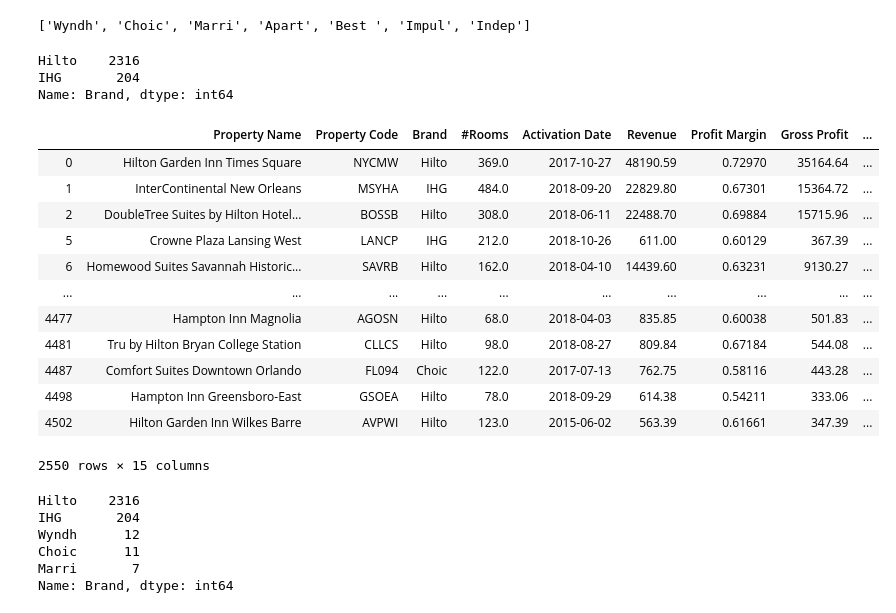
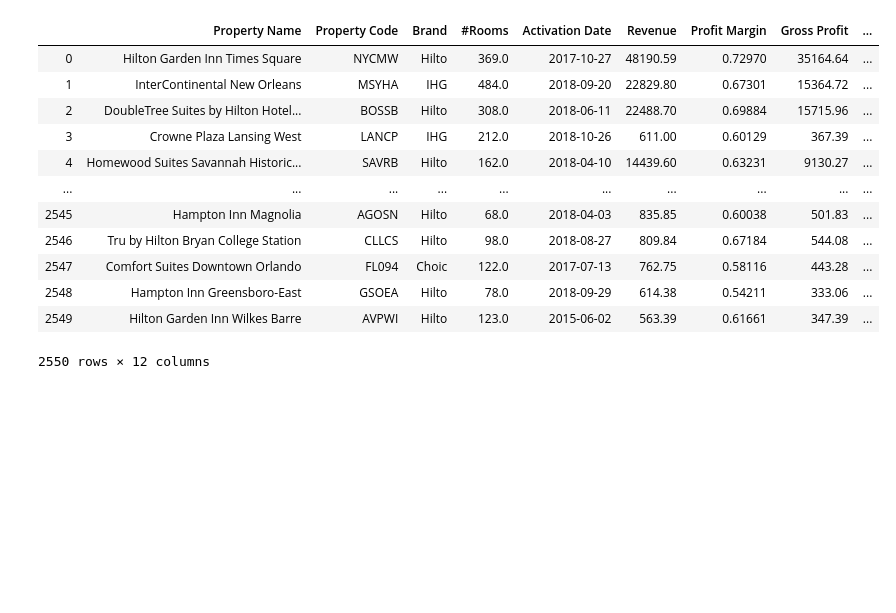
Before and after one commit to allisonhenge/Impulse-Spending, a Jupyter notebook: notebooks/capstone3.ipynb, the cells around one changed output. Drawn from its saved outputs; the diff is of its cells as text; code cells hidden in the pictures; blank space fills up the shorter version.

Commit message:
clean sales

```diff
--- a/notebooks/capstone3.ipynb
+++ b/notebooks/capstone3.ipynb
@@ -182,62 +13,17 @@ Name: Brand, dtype: int64
-# %%
-#create a list of brands with low reporting
-drop_brands = []
-for brand in unique_brands:
-    drop_brand_count = drop_masks[drop_masks['Brand'] == brand]
-    if len(drop_brand_count) <= 12:
-        drop_brands.append(brand)
-
-print(drop_brands)
-#drop all brands with less than 12 months reported
-
-low_count_mask = ~drop_masks['Brand'].isin(drop_brands)
-
-dropped_everything = drop_masks[low_count_mask].copy()
-dropped_everything['Brand'].value_counts()
-# %% [output]
-['Wyndh', 'Choic', 'Marri', 'Apart', 'Best ', 'Impul', 'Indep']
-Hilto    2316
-IHG       204
-Name: Brand, dtype: int64
-# %%
-#create feature columns for Brands
-drop_masks['is_hilton'] = drop_masks['Brand'] == 'Hilto'
-drop_masks['is_IHG'] = drop_masks['Brand'] == 'IHG'
-drop_masks['is_la_quinta'] = drop_masks['Brand'] == 'La Qu'
-drop_masks['is_choice'] = drop_masks['Brand'] == 'Choic'
-drop_masks['is_marriott'] = drop_masks['Brand'] == 'Marri'
-
-drop_masks.replace(to_replace= [True, False], value=[1, 0], inplace=True)
-drop_masks
-# %% [output]
-|  | Property Name | Property Code | Brand | #Rooms | Activation Date | Revenue | Profit Margin | Gross Profit | ... |
-| 0 | Hilton Garden Inn Times Square | NYCMW | Hilto | 369.0 | 2017-10-27 | 48190.59 | 0.72970 | 35164.64 | ... |
-| 1 | InterContinental New Orleans | MSYHA | IHG | 484.0 | 2018-09-20 | 22829.80 | 0.67301 | 15364.72 | ... |
-| 2 | DoubleTree Suites by Hilton Hotel... | BOSSB | Hilto | 308.0 | 2018-06-11 | 22488.70 | 0.69884 | 15715.96 | ... |
-| 5 | Crowne Plaza Lansing West | LANCP | IHG | 212.0 | 2018-10-26 | 611.00 | 0.60129 | 367.39 | ... |
-| 6 | Homewood Suites Savannah Historic... | SAVRB | Hilto | 162.0 | 2018-04-10 | 14439.60 | 0.63231 | 9130.27 | ... |
-| ... | ... | ... | ... | ... | ... | ... | ... | ... | ... |
-| 4477 | Hampton Inn Magnolia | AGOSN | Hilto | 68.0 | 2018-04-03 | 835.85 | 0.60038 | 501.83 | ... |
-| 4481 | Tru by Hilton Bryan College Station | CLLCS | Hilto | 98.0 | 2018-08-27 | 809.84 | 0.67184 | 544.08 | ... |
-| 4487 | Comfort Suites Downtown Orlando | FL094 | Choic | 122.0 | 2017-07-13 | 762.75 | 0.58116 | 443.28 | ... |
-| 4498 | Hampton Inn Greensboro-East | GSOEA | Hilto | 78.0 | 2018-09-29 | 614.38 | 0.54211 | 333.06 | ... |
-| 4502 | Hilton Garden Inn Wilkes Barre | AVPWI | Hilto | 123.0 | 2015-06-02 | 563.39 | 0.61661 | 347.39 | ... |
-2550 rows × 15 columns
-# %%
-#create SPOR column for the year by month
-avg_occupancy = 0.68 #industry average
-SPOR = [drop_masks['Revenue']/(drop_masks['#Rooms']*30.62*avg_occupancy)]
-SPOR_df = pd.DataFrame(SPOR).transpose()
-
-drop_masks['SPOR'] = SPOR_df
-test_hotels = drop_masks.copy()
-# drop more columns
-test_hotels.drop(['Activation Date', 'Flag'], axis=1, inplace=True)
-test_hotels['Brand'].value_counts()
-# %% [output]
-Hilto    2316
-IHG       204
-Wyndh      12
-Choic      11
-Marri       7
-Name: Brand, dtype: int64
+# %%
+comparision_df = pd.read_csv('../data/clean_sales_data.csv')
+comparision_df
+# %% [output]
+|  | Property Name | Property Code | Brand | #Rooms | Activation Date | Revenue | Profit Margin | Gross Profit | ... |
+| 0 | Hilton Garden Inn Times Square | NYCMW | Hilto | 369.0 | 2017-10-27 | 48190.59 | 0.72970 | 35164.64 | ... |
+| 1 | InterContinental New Orleans | MSYHA | IHG | 484.0 | 2018-09-20 | 22829.80 | 0.67301 | 15364.72 | ... |
+| 2 | DoubleTree Suites by Hilton Hotel... | BOSSB | Hilto | 308.0 | 2018-06-11 | 22488.70 | 0.69884 | 15715.96 | ... |
+| 3 | Crowne Plaza Lansing West | LANCP | IHG | 212.0 | 2018-10-26 | 611.00 | 0.60129 | 367.39 | ... |
+| 4 | Homewood Suites Savannah Historic... | SAVRB | Hilto | 162.0 | 2018-04-10 | 14439.60 | 0.63231 | 9130.27 | ... |
+| ... | ... | ... | ... | ... | ... | ... | ... | ... | ... |
+| 2545 | Hampton Inn Magnolia | AGOSN | Hilto | 68.0 | 2018-04-03 | 835.85 | 0.60038 | 501.83 | ... |
+| 2546 | Tru by Hilton Bryan College Station | CLLCS | Hilto | 98.0 | 2018-08-27 | 809.84 | 0.67184 | 544.08 | ... |
+| 2547 | Comfort Suites Downtown Orlando | FL094 | Choic | 122.0 | 2017-07-13 | 762.75 | 0.58116 | 443.28 | ... |
+| 2548 | Hampton Inn Greensboro-East | GSOEA | Hilto | 78.0 | 2018-09-29 | 614.38 | 0.54211 | 333.06 | ... |
+| 2549 | Hilton Garden Inn Wilkes Barre | AVPWI | Hilto | 123.0 | 2015-06-02 | 563.39 | 0.61661 | 347.39 | ... |
+2550 rows × 12 columns
```
Also changed, not shown: parts of 16 cells of this notebook, 6 other files.
